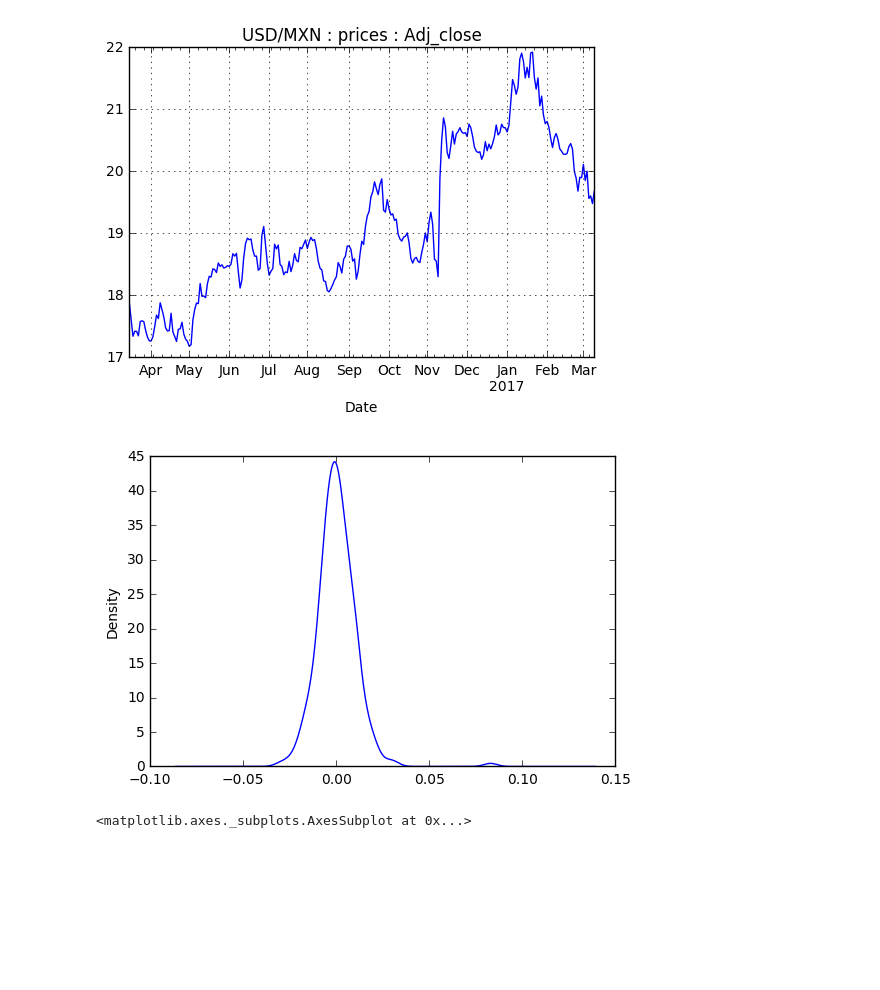
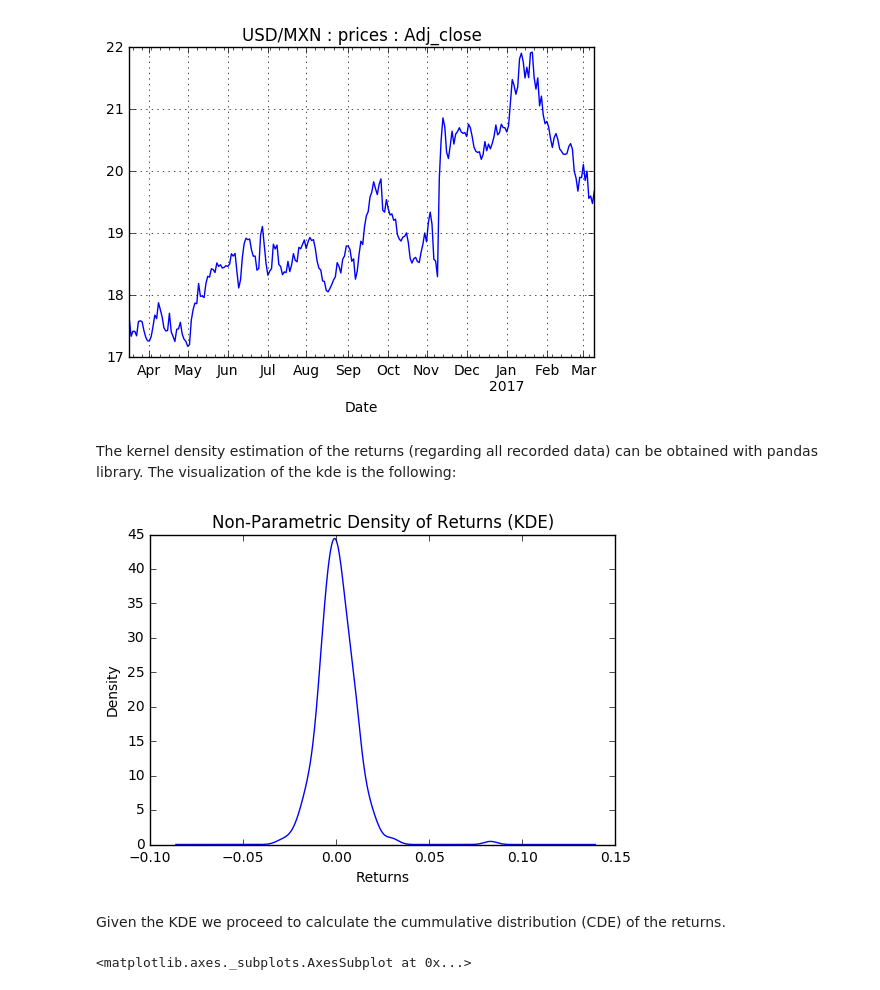
Before and after one commit to RHDZMOTA/simulacion_riesgos, a Jupyter notebook: p1/FinancialDerivativeProposal.ipynb, the cells around one changed output. Cells and saved outputs as stored; diff of their text form; code cells hidden in the pictures; blank space fills up the shorter version.

```diff
--- a/p1/FinancialDerivativeProposal.ipynb
+++ b/p1/FinancialDerivativeProposal.ipynb
@@ -24,11 +26,23 @@ asset.plot()
 plt.grid()
 # %% [output]
 [figure]
+# %% [markdown]
+The kernel density estimation of the returns (regarding all recorded data) can be obtained with pandas library. The visualization of the kde is the following:
 # %%
+
+# Plot kernel density estimator
 random_variable = asset.returns.Adj_close.plot(kind='kde')
+plt.title('Non-Parametric Density of Returns (KDE)')
+plt.xlabel('Returns')
+
+
+# Get returns and density from plot
 x_val, y_val    = random_variable.get_children()[0]._x, random_variable.get_children()[0]._y
 
+# Save into dataframe
 random_variable = pd.DataFrame({'x':x_val,'density':y_val})
 # %% [output]
-[figure, old version]
+[figure, new version]
+# %% [markdown]
+Given the KDE we proceed to calculate the cummulative distribution (CDE) of the returns.
 # %%
```
Also changed, not shown: parts of 29 cells of this notebook.
